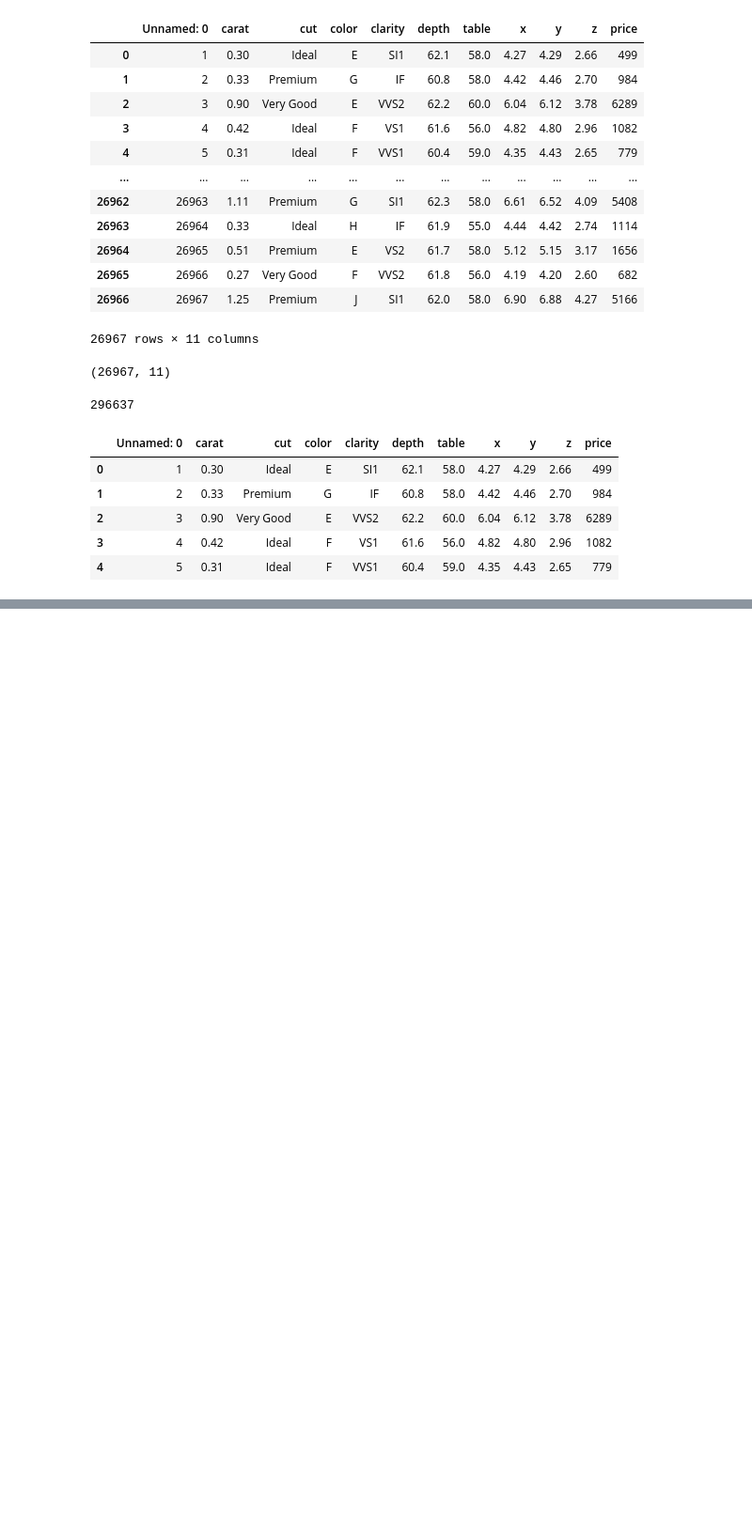
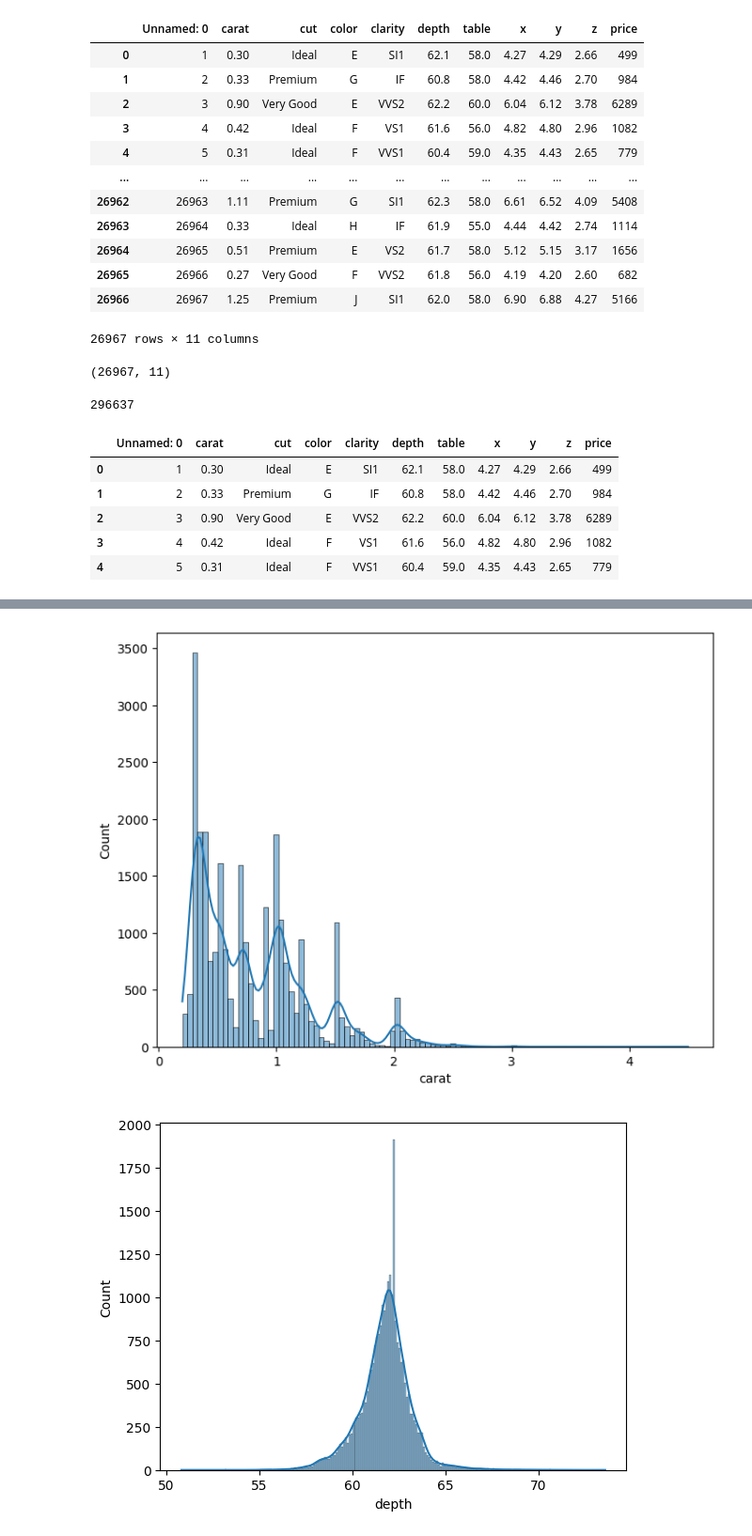
Before and after one commit to Abhishek1234567899/p-8, a Jupyter notebook: notebooks/research.ipynb, the cells around one changed output, grey strips where cells are left out. Shown at 94% size. Saved outputs shown, nothing was run; the diff lists cells and outputs as text; code cells hidden in the pictures; blank space fills up the shorter version.

```diff
--- a/notebooks/research.ipynb
+++ b/notebooks/research.ipynb
@@ -2,7 +2,7 @@
 import pandas as pd
 import numpy as np
 # %%
-data=pd.read_csv(r"D:\ML Projects\p 8\notebooks\data\cubic_zirconia.csv")
+data=pd.read_csv(r"D:\ML Projects\Diamond Price Prediction\notebooks\data\cubic_zirconia.csv")
 # %%
 data
 # %% [output]
@@ -38,0 +108,2 @@ data.head()
+# %%
+data=data.drop(["Unnamed: 0"],axis=1)
@@ -38,0 +194,2 @@ data.head()
+# %%
+X=data.drop(labels=["price"],axis=1)
@@ -38,0 +232,2 @@ data.head()
+# %%
+numerical_cols=X.select_dtypes(exclude='object').columns
@@ -38,0 +254,12 @@ data.head()
+# %%
+import seaborn as sns
+import matplotlib.pyplot as plt
+plt.figure(figsize=(8,6))
+
+for col in numerical_cols:
+    sns.histplot(data=data,x=col,kde=True)
+    print("\n")
+    plt.show()
+# %% [output]
+[figure, added]
+[figure, added]
```
Also changed, not shown: parts of 48 cells of this notebook, 2 other files.
